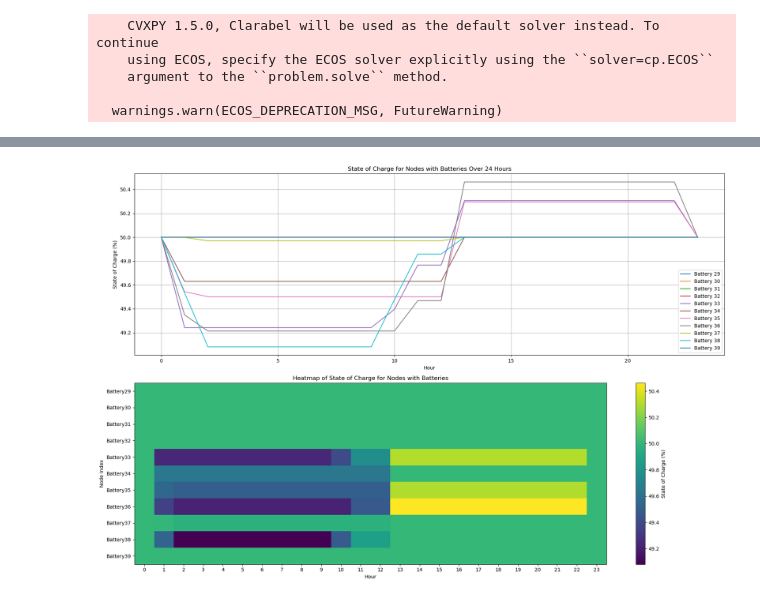
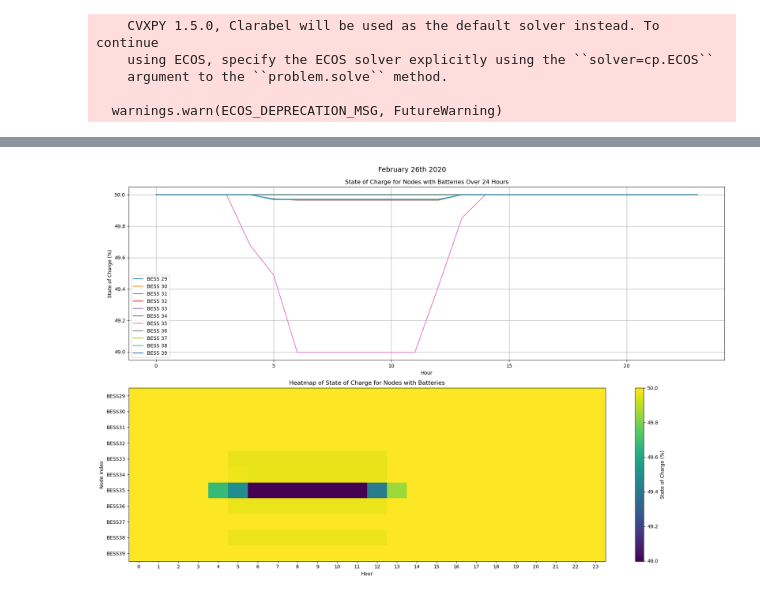
Before and after one commit to carlacupcake/CE295-OPF, a Jupyter notebook: Multiperiod.ipynb, the cells around one changed output, grey strips where cells are left out. Cells and saved outputs as stored; diff of their text form; code cells hidden in the pictures.

```diff
--- a/Multiperiod.ipynb
+++ b/Multiperiod.ipynb
@@ -237,15 +237,18 @@ print(solar.shape)
 (67, 427, 96)
 # %%
 Load_data = np.zeros((39, 2, 24))
-day_index = -8 # Feb 29, 2020 is last day (-1), so use -4 for Feb. 26 and -8 for Feb 22
+
+day_index = -4 # Feb 29, 2020 is last day (-1), so use -4 for Feb. 26 and -8 for Feb 22
 Load_data[:27,:] = np.stack((real_load[:,day_index,0::4], react_load[:,day_index,0::4]), axis=1)
-#renew_lim = (wind[:9,0,0::4]+solar[:9,0,0::4])*5
+
+
 #Factor of 2.123 produces ~100% renewable penetration (Energy of renewables= energy of demand)
-#Is there a better place to include scaling?
+#Limits for Feb 26
 renew_lim = (wind[:9,day_index,0::4]+solar[:9,day_index,0::4])*2.123
-#How should we calculate the avgs & stds, individually for each node or in agregate?
+
+
 avgs = np.mean(wind[:8,:,0::4]+solar[:8,:,0::4], axis=1)*2.123
-stds = np.std(wind[:8,:,0::4]+solar[:8,:,0::4], axis=1)
+stds = np.std(wind[:8,:,0::4]+solar[:8,:,0::4], axis=1)*2.123
 
 genDat = gens(diesel, batteries, renew, avgs, stds, Load_data, renew_lim)
 # %%
@@ -389,0 +431,4 @@ plt.show()
+# %%
+#ROBUST
+res_robust = runMOPF(case39, genDat, T=24, init_sot=50, robust=True)
+print('Robust Cost', np.round(res_robust.value,2))
@@ -390,35 +491,35 @@ plt.show()
 # %%
 
-sot = res.sot
+SoC_robust = res_robust.sot
 
 # Nodes with batteries are from index 28 to 37 (29 to 38 in 1-based index)
 battery_indices = list(range(28, 39))  # Adjust Python 0-based index
 
 # Setting up the plot
 plt.figure(figsize=(18, 12))
+plt.suptitle("February 26th 2020", fontsize=14)
 
 # Plotting line graphs for each battery-equipped node
 plt.subplot(2, 1, 1)
 for i in battery_indices:
-    plt.plot(sot[i, :], label=f'Battery {i+1}')
+    plt.plot(SoC_robust[i, :], label=f'BESS {i+1}')
 plt.title('State of Charge for Nodes with Batteries Over 24 Hours')
 plt.xlabel('Hour')
 plt.ylabel('State of Charge (%)')
 plt.legend()
 plt.grid(True)
 
 # Plotting a heatmap for nodes with batteries
 plt.subplot(2, 1, 2)
-plt.imshow(sot[battery_indices, :], aspect='auto', cmap='viridis')
+plt.imshow(SoC_robust[battery_indices, :], aspect='auto', cmap='viridis')
 plt.colorbar(label='State of Charge (%)')
 plt.title('Heatmap of State of Charge for Nodes with Batteries')
 plt.xlabel('Hour')
 plt.ylabel('Node Index')
 plt.xticks(np.arange(0, 24, 1))  # Hour marks
-plt.yticks(np.arange(0, len(battery_indices), 1), labels=[f'Battery{i+1}' for i in battery_indices])  # Node labels
+plt.yticks(np.arange(0, len(battery_indices), 1), labels=[f'BESS{i+1}' for i in battery_indices])  # Node labels
 
-# Adjust layout and show plot
-plt.tight_layout()
+plt.tight_layout(rect=[0, 0, 1, 0.99])
 plt.show()
 # %% [output]
-[figure, old version]
+[figure, new version]
```
Also changed, not shown: parts of 10 cells of this notebook, 8 other files.
